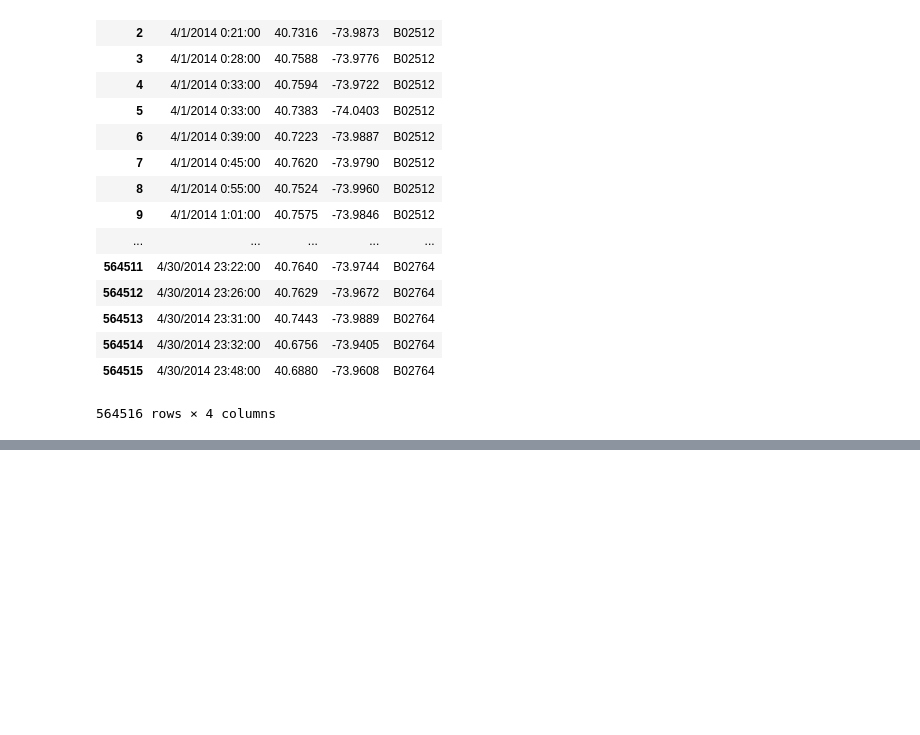
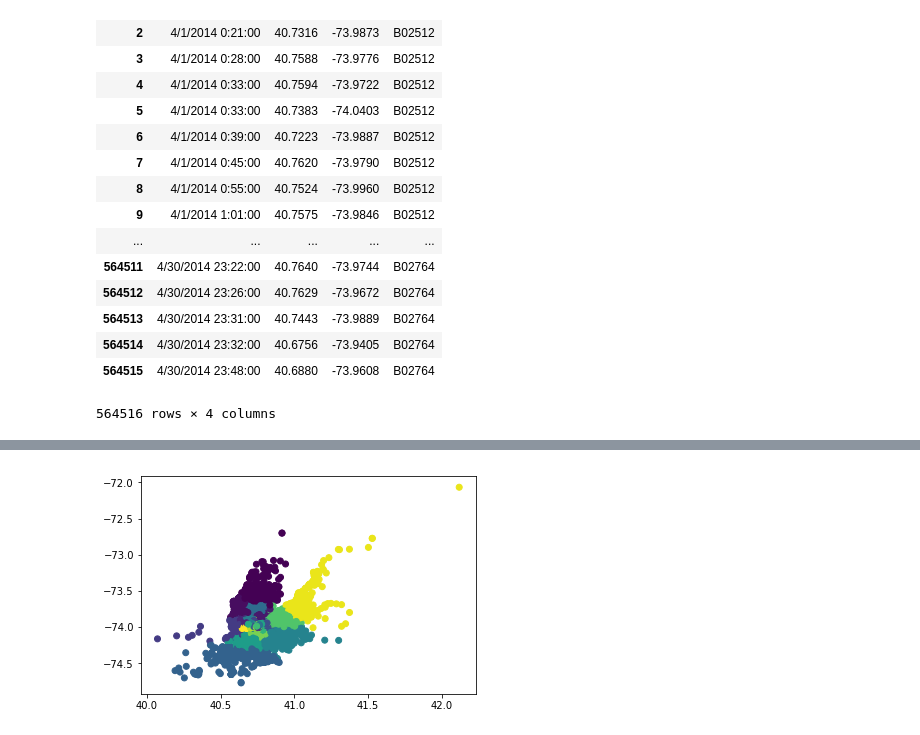
Before and after one commit to BisratM/NYC-Traffic-Analysis, a Jupyter notebook: parse_uber.ipynb, the cells around one changed output, grey strips where cells are left out. Saved outputs shown, nothing was run; the diff lists cells and outputs as text; code cells hidden in the pictures; blank space fills up the shorter version.

```diff
--- a/parse_uber.ipynb
+++ b/parse_uber.ipynb
@@ -81,0 +145,12 @@ nx.draw(G, pos_mapping)
+# %%
+# plot pick-up data using k-means clustering
+def plotKMeans(lat, long, k, iters):
+    coordinates= np.array(list(zip(lat, long)))
+    centroids, labels = kmeans2(whiten(coordinates), k, iter = iters)
+    plt.scatter(coordinates[:,0], coordinates[:,1], c=labels);
+    plt.show()
+    return centroids, labels
+# %%
+centroid, label = plotKMeans(data['Lat'], data['Lon'], 30, 20)
+# %% [output]
+[figure, added]
```
Also changed, not shown: parts of 17 cells of this notebook, 9 other files.
